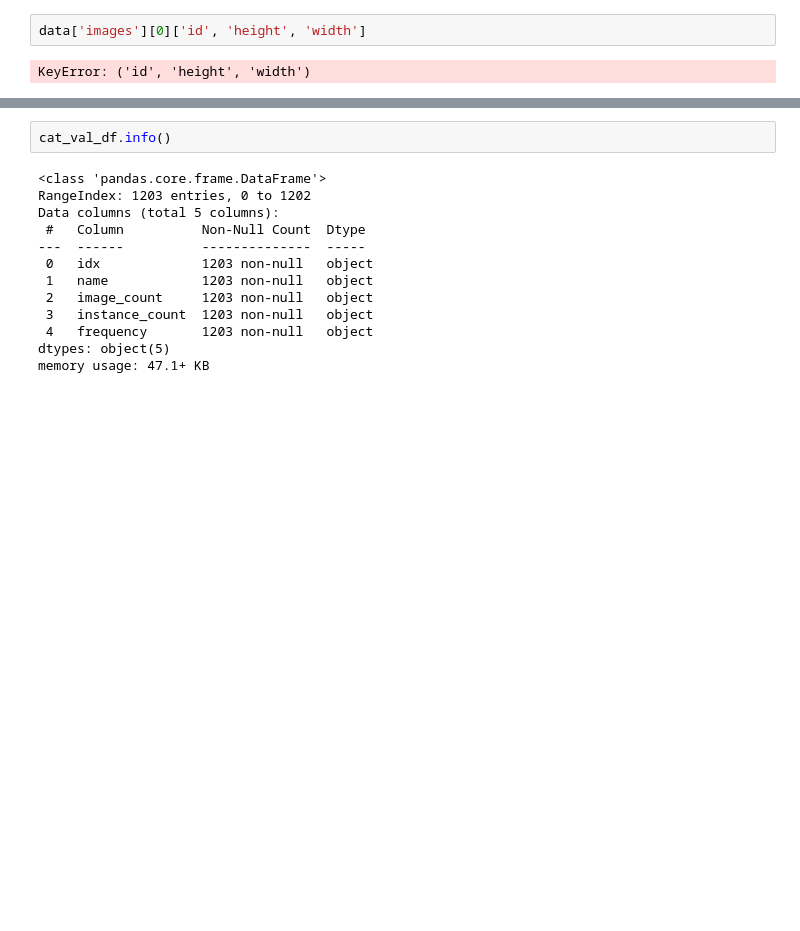
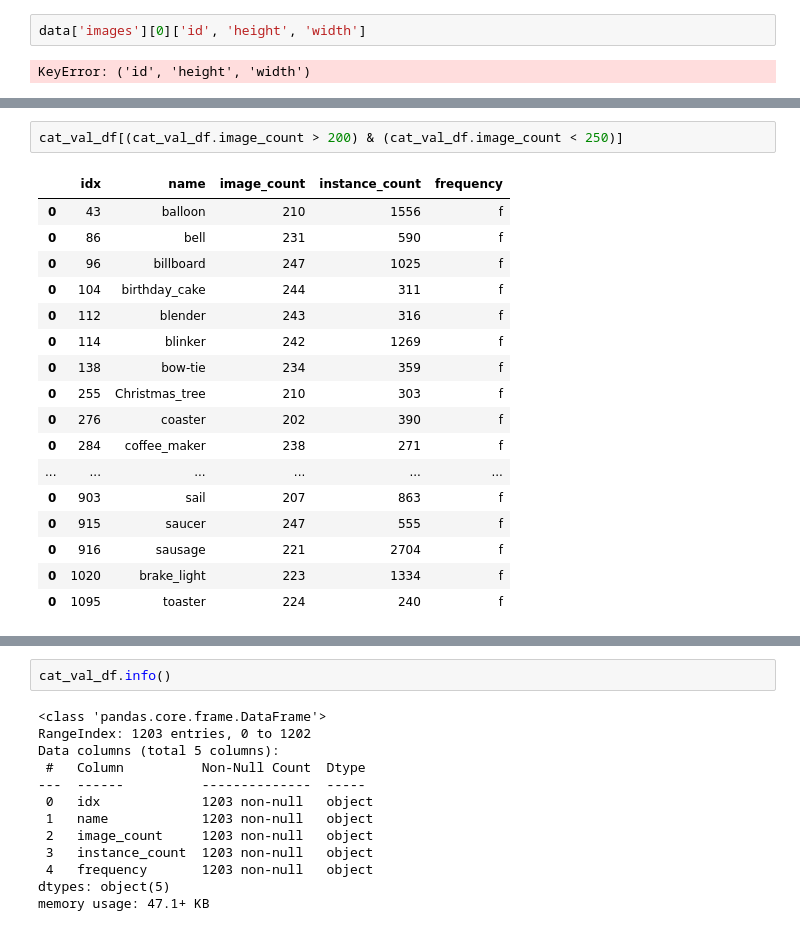
Before and after one commit to alexxcollins/INM705_CW_Collins_Velagala, a Jupyter notebook: notebooks/Data_exploration.ipynb, the cells around one changed output, grey strips where cells are left out. Saved outputs shown, nothing was run; the diff lists cells and outputs as text; blank space fills up the shorter version.

```diff
--- a/notebooks/Data_exploration.ipynb
+++ b/notebooks/Data_exploration.ipynb
@@ -143,0 +130,20 @@ cat_val_df.head()
+# %%
+cat_val_df[(cat_val_df.image_count > 200) & (cat_val_df.image_count < 250)]
+# %% [output]
+|  | idx | name | image_count | instance_count | frequency |
+| 0 | 43 | balloon | 210 | 1556 | f |
+| 0 | 86 | bell | 231 | 590 | f |
+| 0 | 96 | billboard | 247 | 1025 | f |
+| 0 | 104 | birthday_cake | 244 | 311 | f |
+| 0 | 112 | blender | 243 | 316 | f |
+| 0 | 114 | blinker | 242 | 1269 | f |
+| 0 | 138 | bow-tie | 234 | 359 | f |
+| 0 | 255 | Christmas_tree | 210 | 303 | f |
+| 0 | 276 | coaster | 202 | 390 | f |
+| 0 | 284 | coffee_maker | 238 | 271 | f |
+| ... | ... | ... | ... | ... | ... |
+| 0 | 903 | sail | 207 | 863 | f |
+| 0 | 915 | saucer | 247 | 555 | f |
+| 0 | 916 | sausage | 221 | 2704 | f |
+| 0 | 1020 | brake_light | 223 | 1334 | f |
+| 0 | 1095 | toaster | 224 | 240 | f |
```
Also changed, not shown: parts of 13 cells of this notebook.
